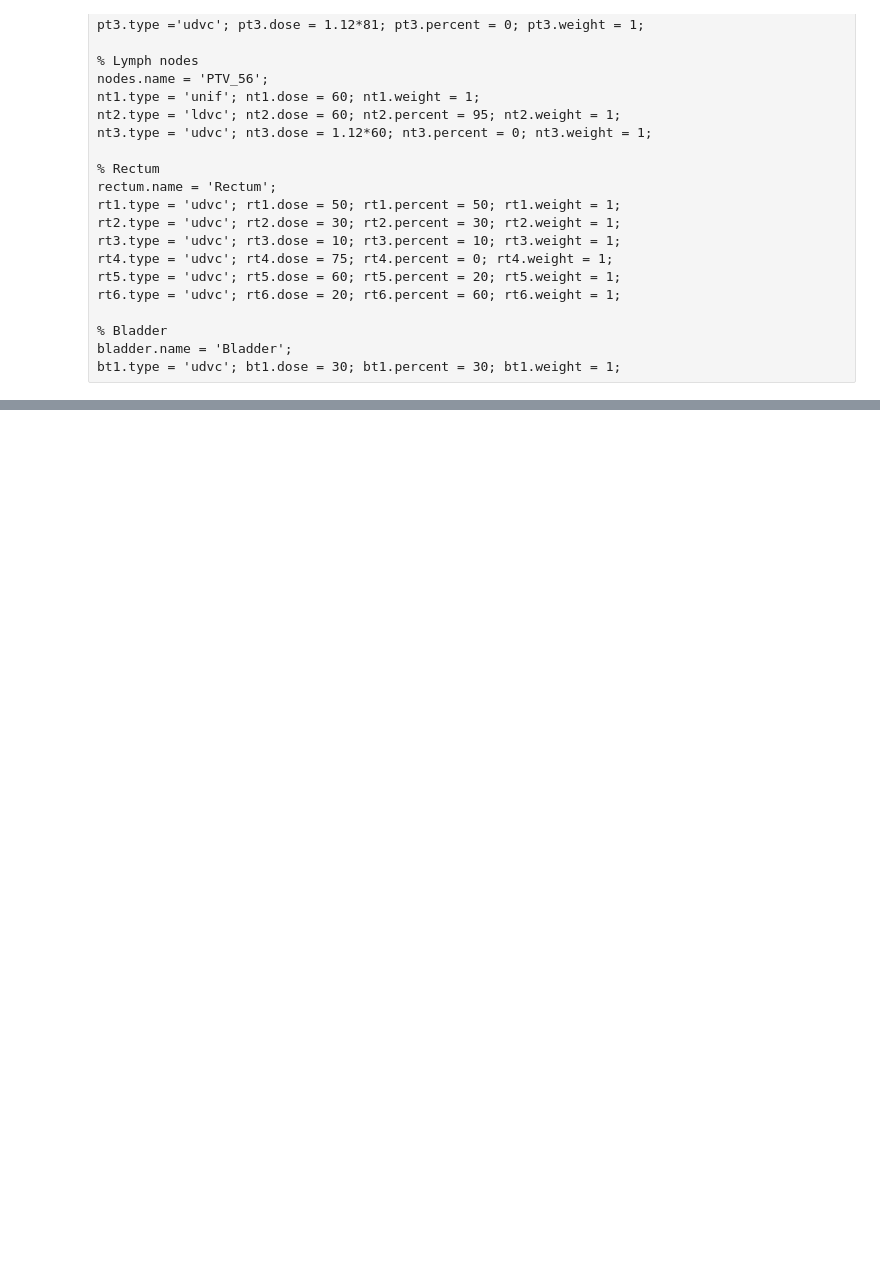
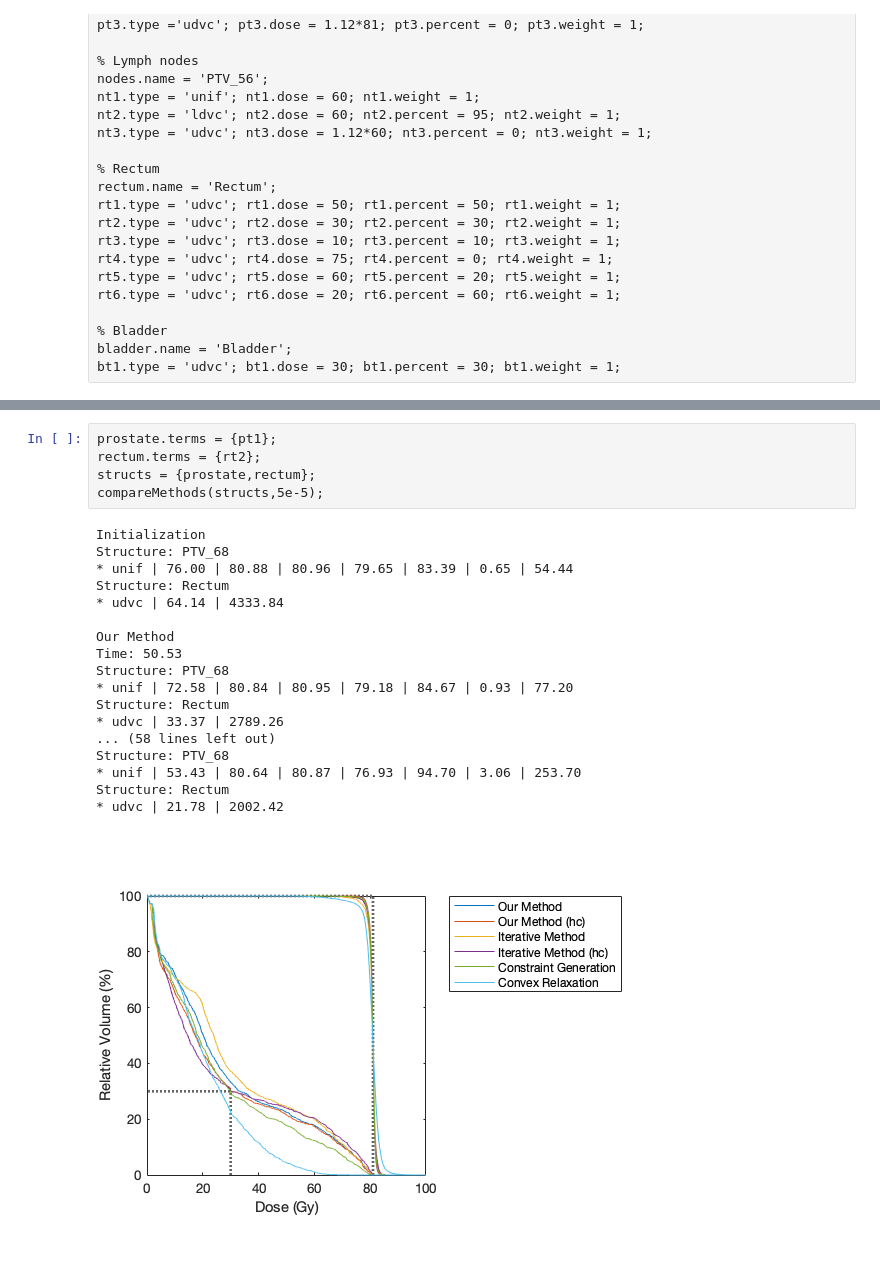
Before and after one commit to kels271828/FluenceMapOpt, a Jupyter notebook: CompareMethods.ipynb, the cells around one changed output, grey strips where cells are left out. Saved outputs shown, nothing was run; the diff lists cells and outputs as text; blank space fills up the shorter version.

```diff
--- a/CompareMethods.ipynb
+++ b/CompareMethods.ipynb
@@ -746,0 +192,24 @@ f5.compareDVH([x5a,x5b,x5c,x5d],{'Our Method','Our Method (hc)','Constraint Gene
+# %%
+prostate.terms = {pt1};
+rectum.terms = {rt2};
+structs = {prostate,rectum};
+compareMethods(structs,5e-5);
+# %% [output]
+Initialization
+Structure: PTV_68
+* unif | 76.00 | 80.88 | 80.96 | 79.65 | 83.39 | 0.65 | 54.44
+Structure: Rectum
+* udvc | 64.14 | 4333.84
+
+Our Method
+Time: 50.53
+Structure: PTV_68
+* unif | 72.58 | 80.84 | 80.95 | 79.18 | 84.67 | 0.93 | 77.20
+Structure: Rectum
+* udvc | 33.37 | 2789.26
+... (58 lines left out)
+Structure: PTV_68
+* unif | 53.43 | 80.64 | 80.87 | 76.93 | 94.70 | 3.06 | 253.70
+Structure: Rectum
+* udvc | 21.78 | 2002.42
+[figure, added]
```
Also changed, not shown: parts of 77 cells of this notebook, 1 other file.
